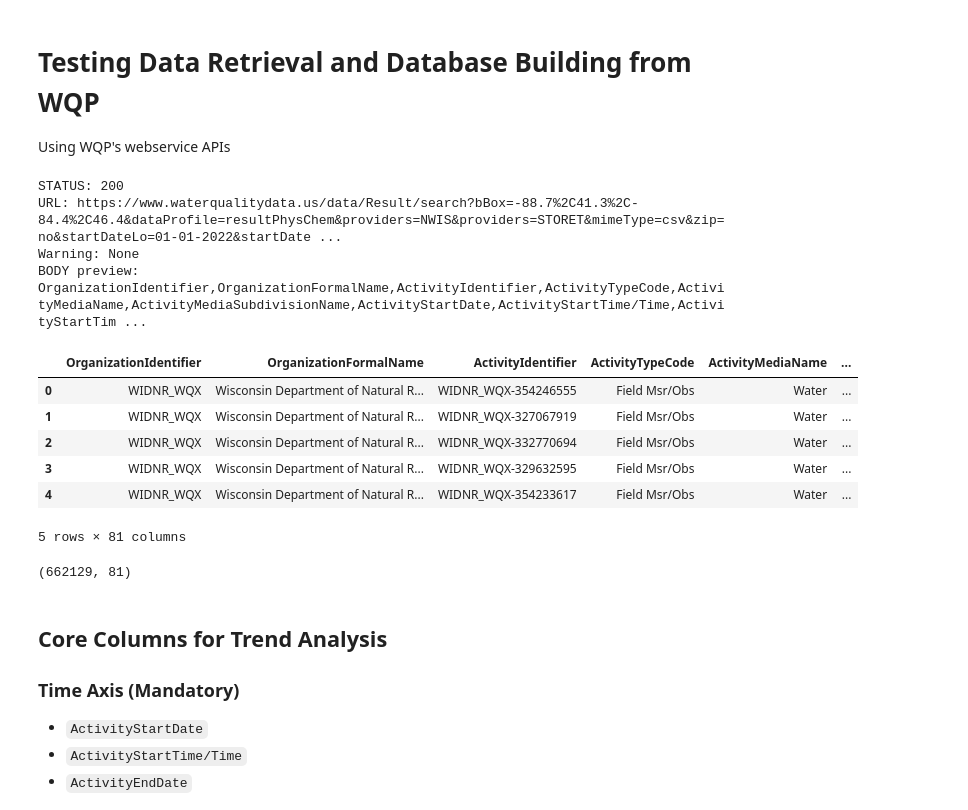
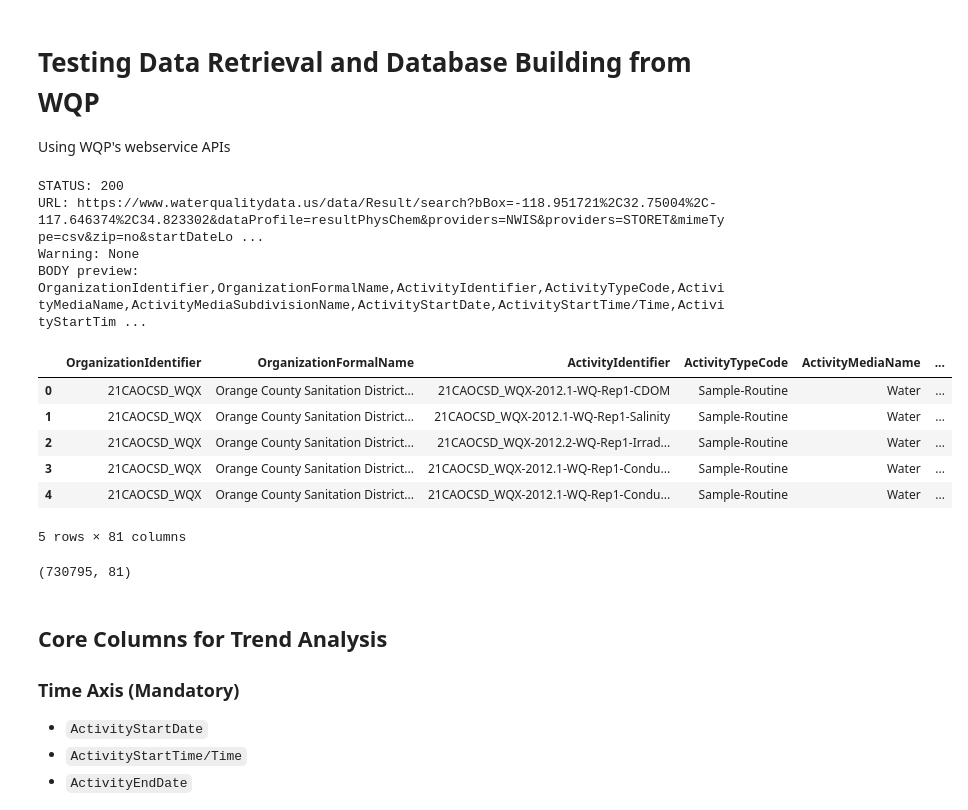
Before and after one commit to katcui/de300-ktv-project, a Jupyter notebook: database_test.ipynb, the cells around one changed output. Drawn from its saved outputs; the diff is of its cells as text; code cells hidden in the pictures.

```diff
--- a/database_test.ipynb
+++ b/database_test.ipynb
@@ -8,46 +8,46 @@ import requests
 import pandas as pd
 from io import StringIO
 
 url = "https://www.waterqualitydata.us/data/Result/search"
-bbox = "-88.7,41.3,-84.4,46.4"  # lake michigan rough bounding box
+bbox = "-118.951721,32.75004,-117.646374,34.823302"  # la county bounding box
 
 params = [
     # ("countrycode", "LE"),
     ("bBox", bbox),
     ("dataProfile", "resultPhysChem"),
     ("providers", "NWIS"),
     ("providers", "STORET"),
     ("mimeType", "csv"),
     ("zip", "no"),
-    ("startDateLo", "01-01-2022"),
+    ("startDateLo", "01-01-2012"),
     ("startDateHi", "12-31-2022"),
 ]
 
 r = requests.get(url, params=params, timeout=180)
 print("STATUS:", r.status_code)
 print("URL:", r.url)
 print("Warning:", r.headers.get("Warning"))
 print("BODY preview:", r.text[:300])
 
 r.raise_for_status()
 df = pd.read_csv(StringIO(r.text))
 df.head()
 # %% [output]
 STATUS: 200
-URL: https://www.waterqualitydata.us/data/Result/search?bBox=-88.7%2C41.3%2C-84.4%2C46.4&dataProfile=resultPhysChem&providers=NWIS&providers=STORET&mimeType=csv&zip=no&startDateLo=01-01-2022&startDate ...
+URL: https://www.waterqualitydata.us/data/Result/search?bBox=-118.951721%2C32.75004%2C-117.646374%2C34.823302&dataProfile=resultPhysChem&providers=NWIS&providers=STORET&mimeType=csv&zip=no&startDateLo ...
 Warning: None
 BODY preview: OrganizationIdentifier,OrganizationFormalName,ActivityIdentifier,ActivityTypeCode,ActivityMediaName,ActivityMediaSubdivisionName,ActivityStartDate,ActivityStartTime/Time,ActivityStartTim ...
 |  | OrganizationIdentifier | OrganizationFormalName | ActivityIdentifier | ActivityTypeCode | ActivityMediaName | ... |
-| 0 | WIDNR_WQX | Wisconsin Department of Natural R... | WIDNR_WQX-354246555 | Field Msr/Obs | Water | ... |
-| 1 | WIDNR_WQX | Wisconsin Department of Natural R... | WIDNR_WQX-327067919 | Field Msr/Obs | Water | ... |
-| 2 | WIDNR_WQX | Wisconsin Department of Natural R... | WIDNR_WQX-332770694 | Field Msr/Obs | Water | ... |
-| 3 | WIDNR_WQX | Wisconsin Department of Natural R... | WIDNR_WQX-329632595 | Field Msr/Obs | Water | ... |
-| 4 | WIDNR_WQX | Wisconsin Department of Natural R... | WIDNR_WQX-354233617 | Field Msr/Obs | Water | ... |
+| 0 | 21CAOCSD_WQX | Orange County Sanitation District... | 21CAOCSD_WQX-2012.1-WQ-Rep1-CDOM | Sample-Routine | Water | ... |
+| 1 | 21CAOCSD_WQX | Orange County Sanitation District... | 21CAOCSD_WQX-2012.1-WQ-Rep1-Salinity | Sample-Routine | Water | ... |
+| 2 | 21CAOCSD_WQX | Orange County Sanitation District... | 21CAOCSD_WQX-2012.2-WQ-Rep1-Irrad... | Sample-Routine | Water | ... |
+| 3 | 21CAOCSD_WQX | Orange County Sanitation District... | 21CAOCSD_WQX-2012.1-WQ-Rep1-Condu... | Sample-Routine | Water | ... |
+| 4 | 21CAOCSD_WQX | Orange County Sanitation District... | 21CAOCSD_WQX-2012.1-WQ-Rep1-Condu... | Sample-Routine | Water | ... |
 5 rows × 81 columns
 # %%
 df.shape
 # %% [output]
-(662129, 81)
+(730795, 81)
 # %% [markdown]
 ## Core Columns for Trend Analysis
 
```
Also changed, not shown: parts of 6 cells of this notebook.
